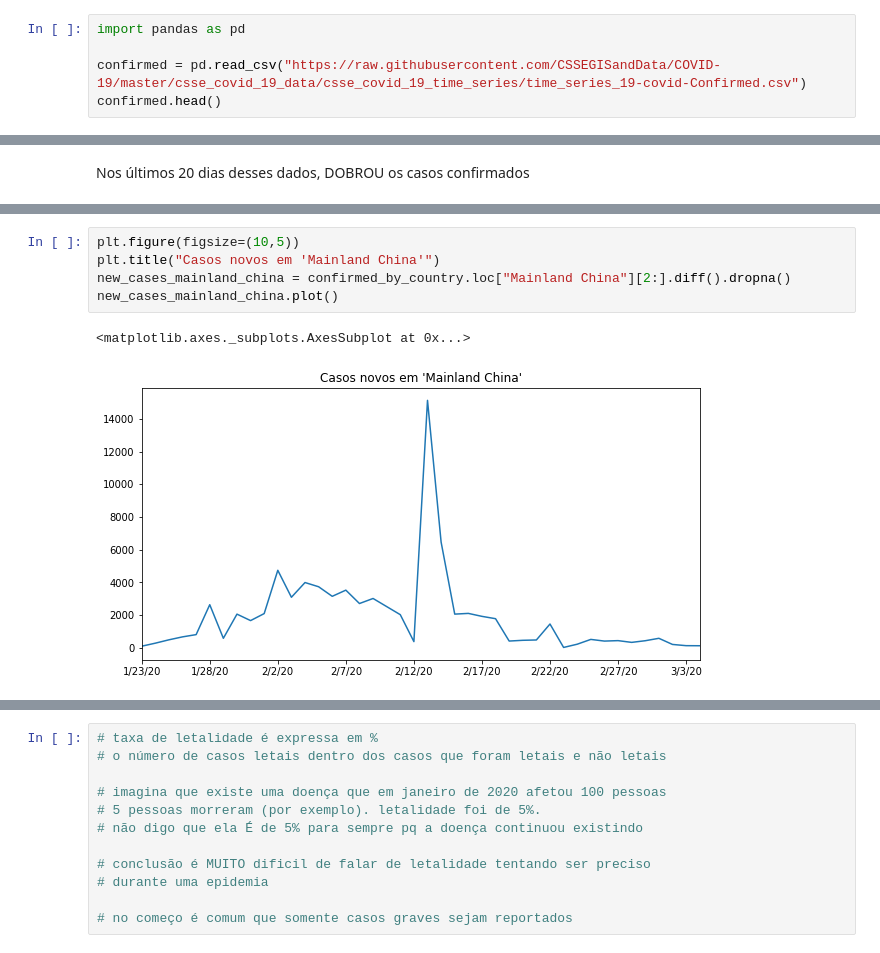
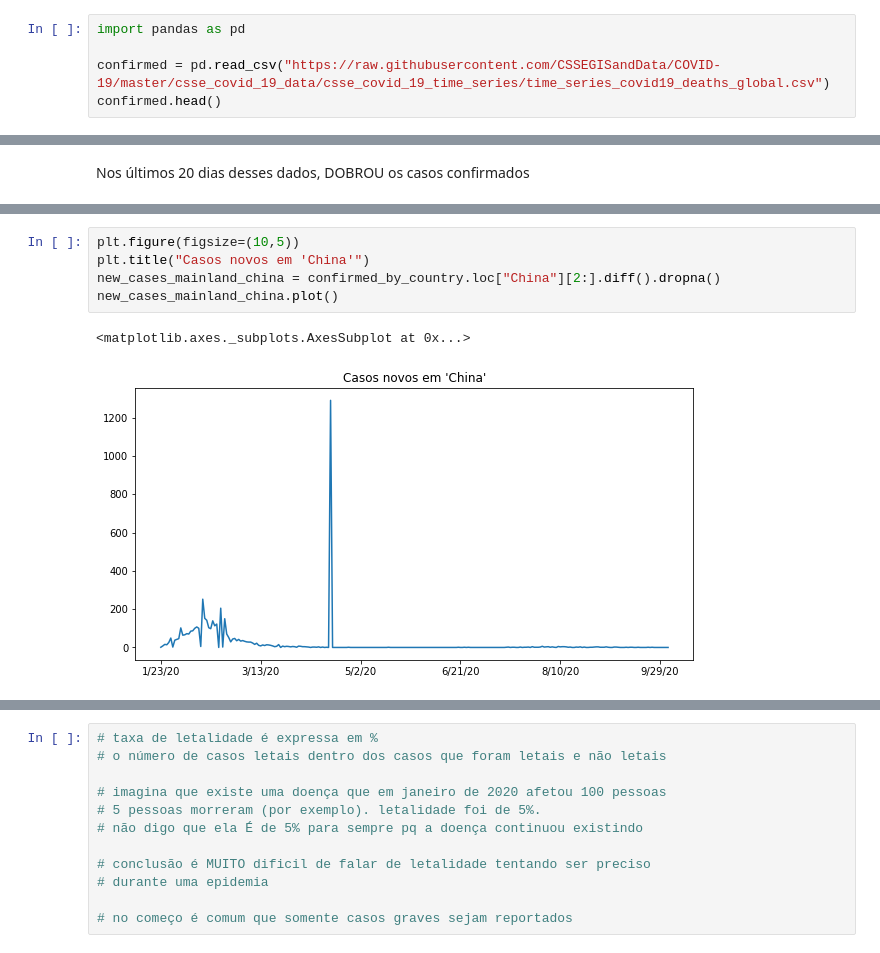
Before and after one commit to alura-cursos/data-science-e-saude, a Jupyter notebook: Alura_Curso_Data_Science_e_Saúde.ipynb, the cells around one changed output, grey strips where cells are left out. Saved outputs shown, nothing was run; the diff lists cells and outputs as text.

```diff
--- a/Alura_Curso_Data_Science_e_Saúde.ipynb
+++ b/Alura_Curso_Data_Science_e_Saúde.ipynb
@@ -5,7 +7,7 @@ Curso de introdução a data science na saúde da www.alura.com.br
 # %%
 import pandas as pd
 
-confirmed = pd.read_csv("https://raw.githubusercontent.com/CSSEGISandData/COVID-19/master/csse_covid_19_data/csse_covid_19_time_series/time_series_19-covid-Confirmed.csv")
+confirmed = pd.read_csv("https://raw.githubusercontent.com/CSSEGISandData/COVID-19/master/csse_covid_19_data/csse_covid_19_time_series/time_series_covid19_deaths_global.csv")
 confirmed.head()
 # %% [output]
 |  | Province/State | Country/Region | Lat | Long | 1/22/20 | 1/23/20 | 1/24/20 | 1/25/20 | 1/26/20 | ... |
@@ -284,11 +270,11 @@ plt.show()
 # %%
 plt.figure(figsize=(10,5))
-plt.title("Casos novos em 'Mainland China'")
-new_cases_mainland_china = confirmed_by_country.loc["Mainland China"][2:].diff().dropna()
+plt.title("Casos novos em 'China'")
+new_cases_mainland_china = confirmed_by_country.loc["China"][2:].diff().dropna()
 new_cases_mainland_china.plot()
 # %% [output]
 <matplotlib.axes._subplots.AxesSubplot at 0x...>
-[figure, old version]
+[figure, new version]
 # %%
 # não faz sentido um gráfico cujo eixo X são categorias não ordenadas com um gráfico delinha
 # dá pra ver no gráfico que... não dá para entendê-lo.... por isso vamos tentar em breve
```
Also changed, not shown: parts of 71 cells of this notebook.
